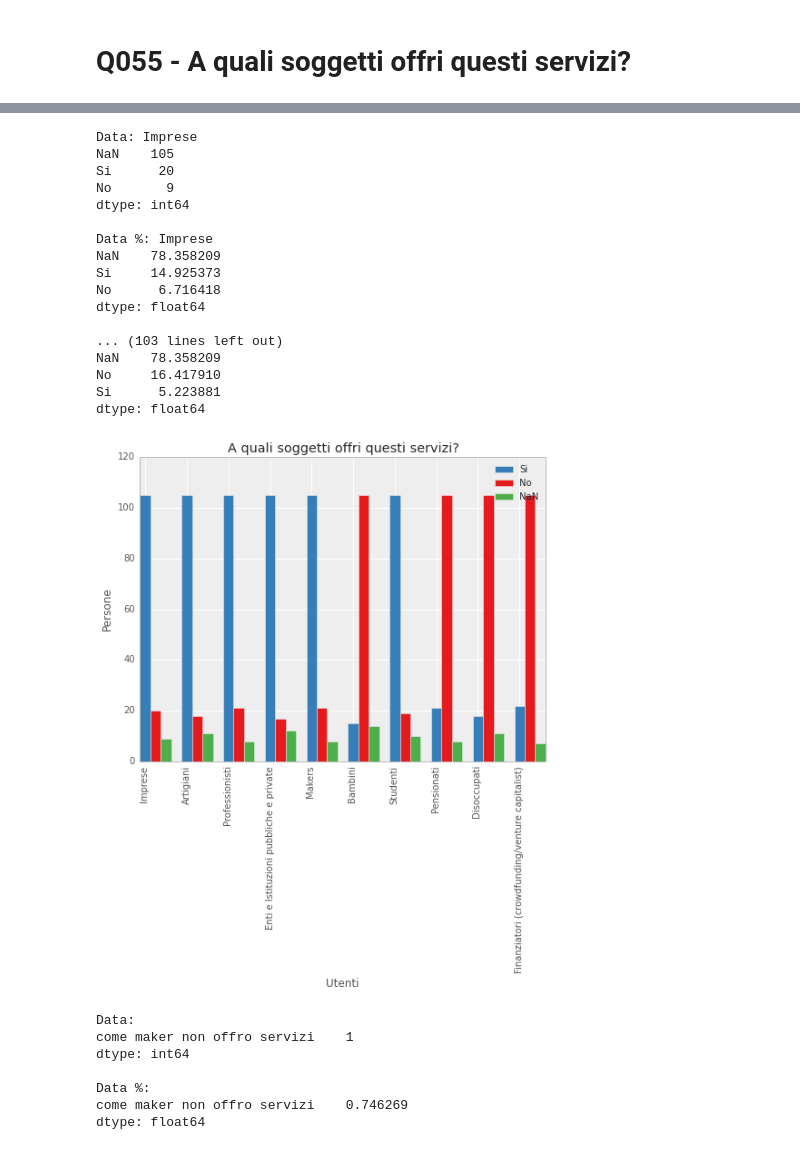
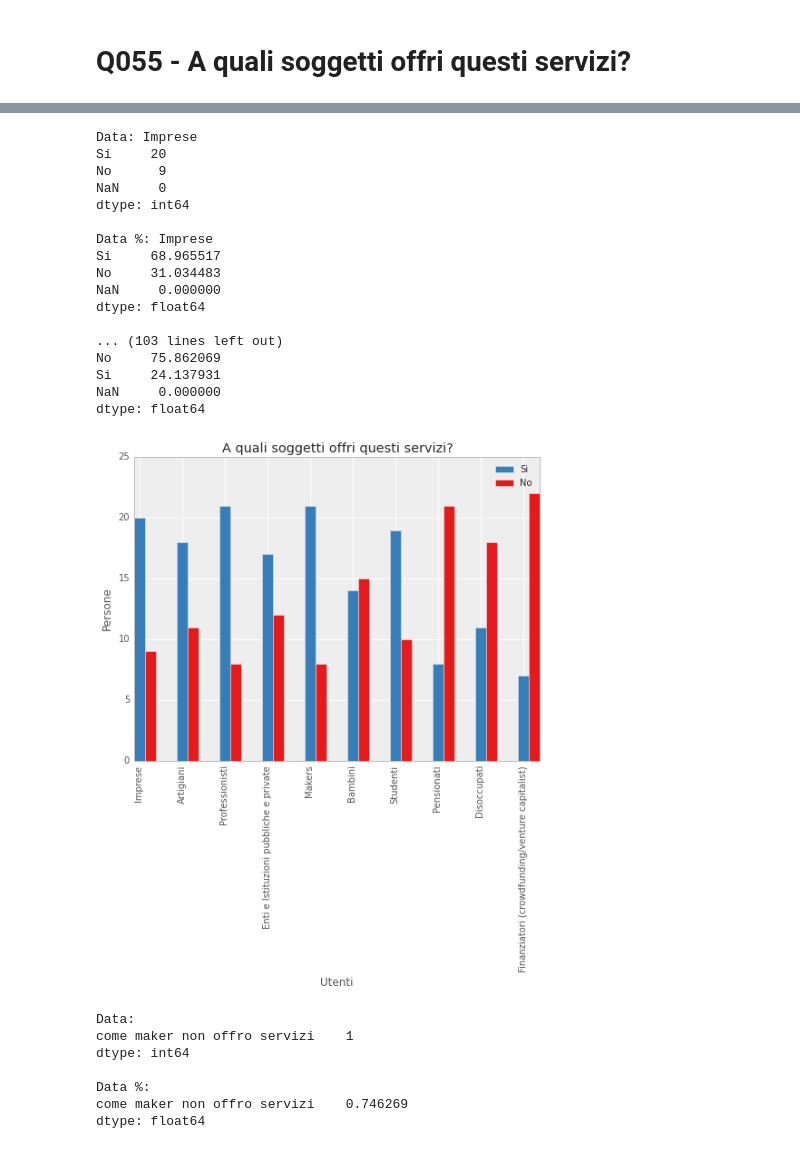
Before and after one commit to openp2pdesign/Makers-Inquiry---Analysis, a Jupyter notebook: Q055.ipynb, the cells around one changed output, grey strips where cells are left out. Cells and saved outputs as stored; diff of their text form; code cells hidden in the pictures.

```diff
--- a/Q055.ipynb
+++ b/Q055.ipynb
@@ -52,6 +46,10 @@ services[0:4]
 # %%
 # Gather data
 services_b = {}
+
+# Get rid of the people who did not answer to this section
+services = services.dropna()
+
 for k,i in enumerate(services_columns):
     services_b[k] = services[i].value_counts(dropna=False)
     print "Data:",services_options[k]
@@ -94,40 +92,39 @@ for k,i in enumerate(services_columns):
             nanvalue.append(services_b[k].ix["NaN"])
 # %% [output]
 Data: Imprese
-NaN    105
-Si      20
-No       9
+Si     20
+No      9
+NaN     0
 dtype: int64
 
 Data %: Imprese
-NaN    78.358209
-Si     14.925373
-No      6.716418
+Si     68.965517
+No     31.034483
+NaN     0.000000
 dtype: float64
 
 ... (103 lines left out)
-NaN    78.358209
-No     16.417910
-Si      5.223881
+No     75.862069
+Si     24.137931
+NaN     0.000000
 dtype: float64
 # %%
 # Plot the data
 plt.figure(figsize=(8,6))
 plt.xlabel(u'Utenti')
 plt.ylabel('Persone')
 plt.title(u'A quali soggetti offri questi servizi?')
 plt.xticks(range(len(services_options)+1),services_options,rotation=90)
 ind = np.arange(len(services_columns))   # the x locations for the groups
 width = 0.25                              # the width of the bars
 
 my_colors = seaborn.color_palette("Set1", 3) # Set color palette
 rect1 = plt.bar(ind,yes,width,color=my_colors[1],align='center') # Plot Yes
 rect2 = plt.bar(ind+width,no,width,color=my_colors[0],align='center') # Plot No
-rect3 = plt.bar(ind+width*2,nanvalue,width,color=my_colors[2],align='center') # Plot NaN
-plt.legend( (rect1, rect2, rect3), ('Si', 'No', 'NaN') )
+plt.legend( (rect1, rect2), ('Si', 'No') )
 plt.savefig("pdf/Q055-MakerspaceServices01.pdf")
 # %% [output]
-[figure, old version]
+[figure, new version]
 # %%
 # Get "other" data
 services_other = data["Q055[other]"].str.lower().value_counts()
```
Also changed, not shown: parts of 1 cell of this notebook, 5 other files.
